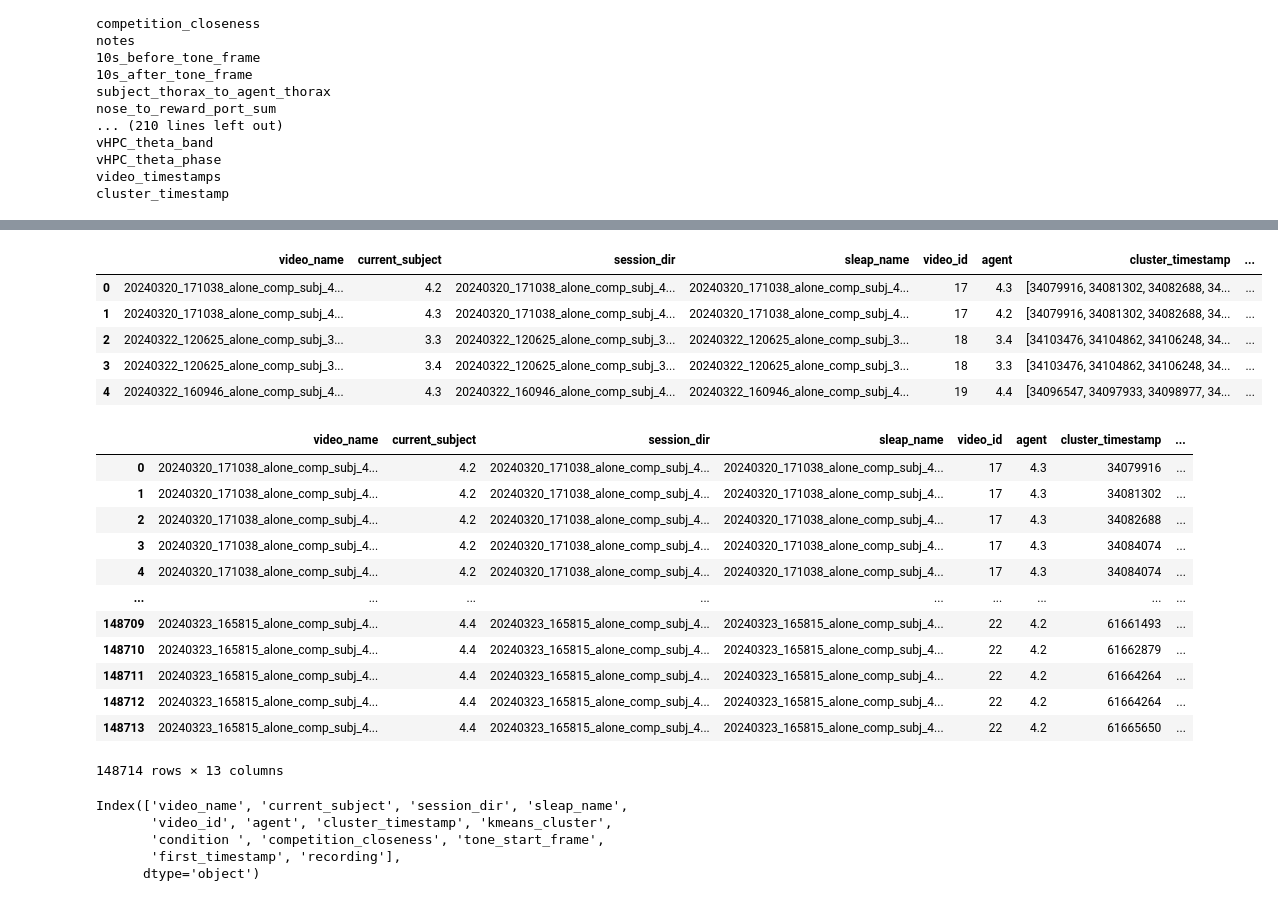
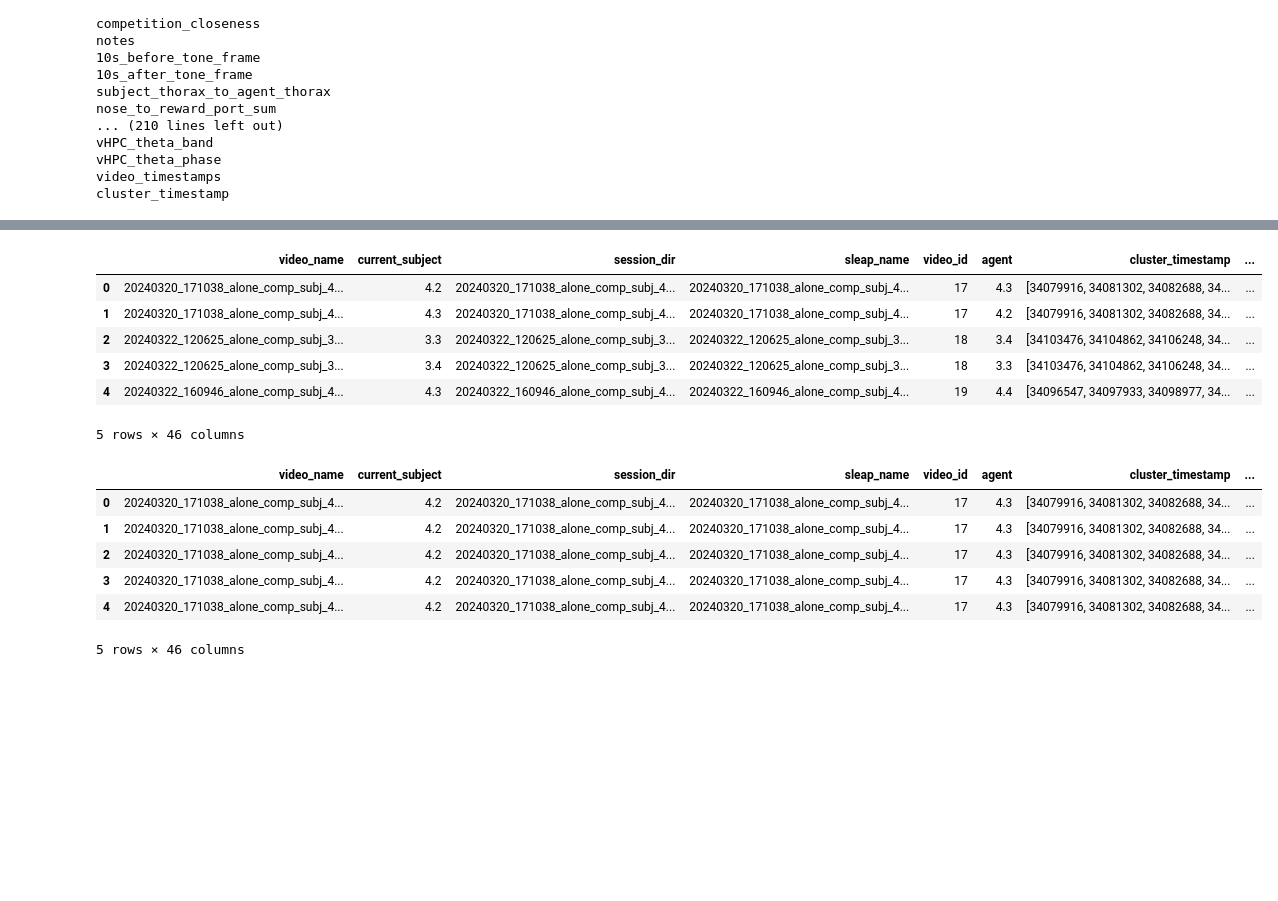
Before and after one commit to padillacoreanolab/reward_comp_ext, a Jupyter notebook: results/2024_06_16_spectral_preprocessing/04_rce2_add_sleap_pose_estimation_alone_comp.ipynb, the cells around one changed output, grey strips where cells are left out. Cells and saved outputs as stored; diff of their text form; code cells hidden in the pictures; blank space fills up the shorter version.

```diff
--- a/results/2024_06_16_spectral_preprocessing/04_rce2_add_sleap_pose_estimation_alone_comp.ipynb
+++ b/results/2024_06_16_spectral_preprocessing/04_rce2_add_sleap_pose_estimation_alone_comp.ipynb
@@ -331,10 +319,6 @@ filter_columns = ['video_name',
  'video_id',
  'agent',
  'cluster_timestamp',
- 'kmeans_cluster',
- 'condition ',
- 'competition_closeness',
- 'tone_start_frame',
  'first_timestamp',
  'recording']
 # %%
@@ -380,3 +362,6 @@ filtered_LFP_SPECTRAL_DF = merged_LFP_SPECTRAL_DF[filter_columns].copy()
+# %%
+# selecting columns to simplify
+filtered_LFP_SPECTRAL_DF = merged_LFP_SPECTRAL_DF[filter_columns + explode_columns].copy()
 # %%
 filtered_LFP_SPECTRAL_DF.head()
 # %% [output]
@@ -386,36 +371,23 @@ filtered_LFP_SPECTRAL_DF.head()
 | 2 | 20240322_120625_alone_comp_subj_3... | 3.3 | 20240322_120625_alone_comp_subj_3... | 20240322_120625_alone_comp_subj_3... | 18 | 3.4 | [34103476, 34104862, 34106248, 34... | ... |
 | 3 | 20240322_120625_alone_comp_subj_3... | 3.4 | 20240322_120625_alone_comp_subj_3... | 20240322_120625_alone_comp_subj_3... | 18 | 3.3 | [34103476, 34104862, 34106248, 34... | ... |
 | 4 | 20240322_160946_alone_comp_subj_4... | 4.3 | 20240322_160946_alone_comp_subj_4... | 20240322_160946_alone_comp_subj_4... | 19 | 4.4 | [34096547, 34097933, 34098977, 34... | ... |
+5 rows × 46 columns
 # %%
-explode_columns = [
-    "cluster_timestamp",
-    "kmeans_cluster",
-    "condition ",
-    "competition_closeness",
-    "tone_start_frame"]
+# explode_columns = [
+#     "cluster_timestamp",
+#     "kmeans_cluster",
+#     "condition ",
+#     "competition_closeness",
+#     "tone_start_frame"]
 # %%
 exploded_LFP_SPECTRAL_DF = filtered_LFP_SPECTRAL_DF.explode(explode_columns).reset_index(drop=True)
 # %%
-exploded_LFP_SPECTRAL_DF
+exploded_LFP_SPECTRAL_DF.head()
 # %% [output]
 |  | video_name | current_subject | session_dir | sleap_name | video_id | agent | cluster_timestamp | ... |
-| 0 | 20240320_171038_alone_comp_subj_4... | 4.2 | 20240320_171038_alone_comp_subj_4... | 20240320_171038_alone_comp_subj_4... | 17 | 4.3 | 34079916 | ... |
-| 1 | 20240320_171038_alone_comp_subj_4... | 4.2 | 20240320_171038_alone_comp_subj_4... | 20240320_171038_alone_comp_subj_4... | 17 | 4.3 | 34081302 | ... |
-| 2 | 20240320_171038_alone_comp_subj_4... | 4.2 | 20240320_171038_alone_comp_subj_4... | 20240320_171038_alone_comp_subj_4... | 17 | 4.3 | 34082688 | ... |
-| 3 | 20240320_171038_alone_comp_subj_4... | 4.2 | 20240320_171038_alone_comp_subj_4... | 20240320_171038_alone_comp_subj_4... | 17 | 4.3 | 34084074 | ... |
-| 4 | 20240320_171038_alone_comp_subj_4... | 4.2 | 20240320_171038_alone_comp_subj_4... | 20240320_171038_alone_comp_subj_4... | 17 | 4.3 | 34084074 | ... |
-| ... | ... | ... | ... | ... | ... | ... | ... | ... |
-| 148709 | 20240323_165815_alone_comp_subj_4... | 4.4 | 20240323_165815_alone_comp_subj_4... | 20240323_165815_alone_comp_subj_4... | 22 | 4.2 | 61661493 | ... |
-| 148710 | 20240323_165815_alone_comp_subj_4... | 4.4 | 20240323_165815_alone_comp_subj_4... | 20240323_165815_alone_comp_subj_4... | 22 | 4.2 | 61662879 | ... |
-| 148711 | 20240323_165815_alone_comp_subj_4... | 4.4 | 20240323_165815_alone_comp_subj_4... | 20240323_165815_alone_comp_subj_4... | 22 | 4.2 | 61664264 | ... |
-| 148712 | 20240323_165815_alone_comp_subj_4... | 4.4 | 20240323_165815_alone_comp_subj_4... | 20240323_165815_alone_comp_subj_4... | 22 | 4.2 | 61664264 | ... |
-| 148713 | 20240323_165815_alone_comp_subj_4... | 4.4 | 20240323_165815_alone_comp_subj_4... | 20240323_165815_alone_comp_subj_4... | 22 | 4.2 | 61665650 | ... |
+| 0 | 20240320_171038_alone_comp_subj_4... | 4.2 | 20240320_171038_alone_comp_subj_4... | 20240320_171038_alone_comp_subj_4... | 17 | 4.3 | [34079916, 34081302, 34082688, 34... | ... |
+| 1 | 20240320_171038_alone_comp_subj_4... | 4.2 | 20240320_171038_alone_comp_subj_4... | 20240320_171038_alone_comp_subj_4... | 17 | 4.3 | [34079916, 34081302, 34082688, 34... | ... |
+| 2 | 20240320_171038_alone_comp_subj_4... | 4.2 | 20240320_171038_alone_comp_subj_4... | 20240320_171038_alone_comp_subj_4... | 17 | 4.3 | [34079916, 34081302, 34082688, 34... | ... |
+| 3 | 20240320_171038_alone_comp_subj_4... | 4.2 | 20240320_171038_alone_comp_subj_4... | 20240320_171038_alone_comp_subj_4... | 17 | 4.3 | [34079916, 34081302, 34082688, 34... | ... |
+| 4 | 20240320_171038_alone_comp_subj_4... | 4.2 | 20240320_171038_alone_comp_subj_4... | 20240320_171038_alone_comp_subj_4... | 17 | 4.3 | [34079916, 34081302, 34082688, 34... | ... |
-148714 rows × 13 columns
+5 rows × 46 columns
-# %%
-exploded_LFP_SPECTRAL_DF.columns
-# %% [output]
-Index(['video_name', 'current_subject', 'session_dir', 'sleap_name',
-       'video_id', 'agent', 'cluster_timestamp', 'kmeans_cluster',
-       'condition ', 'competition_closeness', 'tone_start_frame',
-       'first_timestamp', 'recording'],
-      dtype='object')
```
Also changed, not shown: parts of 28 cells of this notebook.
